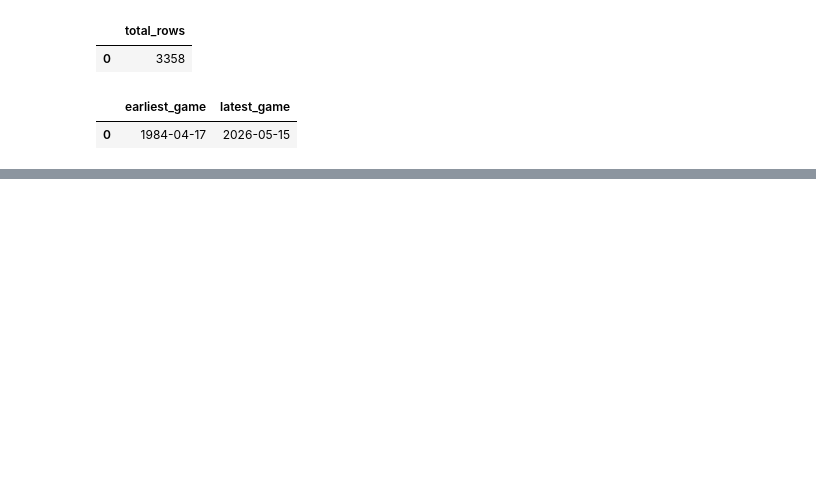
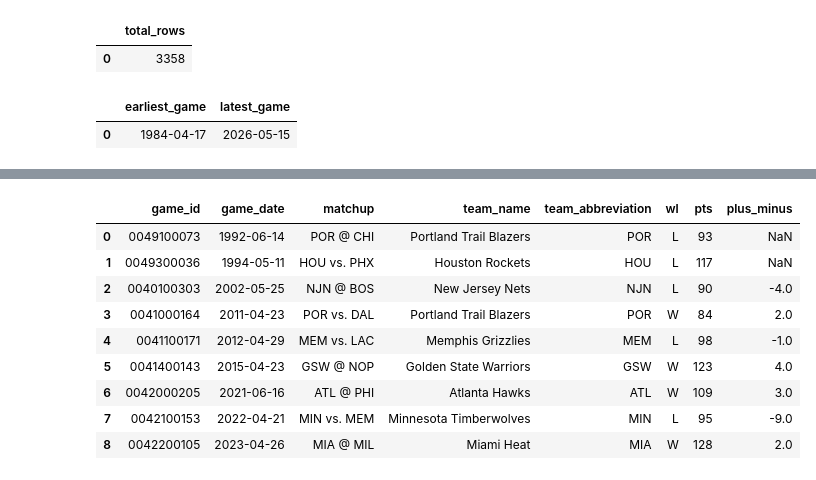
Before and after one commit to MalikHack007/nba-data-analytics, a Jupyter notebook: notebooks/comback_analysis.ipynb, the cells around one changed output, grey strips where cells are left out. Cells and saved outputs as stored; diff of their text form; code cells hidden in the pictures; blank space fills up the shorter version.

```diff
--- a/notebooks/comback_analysis.ipynb
+++ b/notebooks/comback_analysis.ipynb
@@ -61,0 +53,13 @@ KeyError: 0
+# %%
+df["through_q1"] = df["period1Score"]
+
+df["through_q2"] = (
+    df["period1Score"]
+    + df["period2Score"]
+)
+
+df["through_q3"] = (
+    df["period1Score"]
+    + df["period2Score"]
+    + df["period3Score"]
+)
@@ -61,0 +352,41 @@ KeyError: 0
+# %%
+comeback_game_ids = q3_big_comebacks_df["gameId"].unique().tolist()
+
+if comeback_game_ids:
+    placeholders = ",".join(["?"] * len(comeback_game_ids))
+
+    metadata_query = f"""
+    SELECT
+        GAME_ID,
+        GAME_DATE,
+        MATCHUP,
+        TEAM_NAME,
+        TEAM_ABBREVIATION,
+        WL,
+        PTS,
+        PLUS_MINUS
+    FROM playoff_games
+    WHERE GAME_ID IN ({placeholders})
+    ORDER BY GAME_DATE, GAME_ID
+    """
+
+    comeback_metadata_df = pd.read_sql(
+        metadata_query,
+        conn,
+        params=comeback_game_ids
+    )
+
+    display(comeback_metadata_df)
+else:
+    print("No Q3 15+ comeback games found.")
+# %% [output]
+|  | game_id | game_date | matchup | team_name | team_abbreviation | wl | pts | plus_minus |
+| 0 | 0049100073 | 1992-06-14 | POR @ CHI | Portland Trail Blazers | POR | L | 93 | NaN |
+| 1 | 0049300036 | 1994-05-11 | HOU vs. PHX | Houston Rockets | HOU | L | 117 | NaN |
+| 2 | 0040100303 | 2002-05-25 | NJN @ BOS | New Jersey Nets | NJN | L | 90 | -4.0 |
+| 3 | 0041000164 | 2011-04-23 | POR vs. DAL | Portland Trail Blazers | POR | W | 84 | 2.0 |
+| 4 | 0041100171 | 2012-04-29 | MEM vs. LAC | Memphis Grizzlies | MEM | L | 98 | -1.0 |
+| 5 | 0041400143 | 2015-04-23 | GSW @ NOP | Golden State Warriors | GSW | W | 123 | 4.0 |
+| 6 | 0042000205 | 2021-06-16 | ATL @ PHI | Atlanta Hawks | ATL | W | 109 | 3.0 |
+| 7 | 0042100153 | 2022-04-21 | MIN vs. MEM | Minnesota Timberwolves | MIN | L | 95 | -9.0 |
+| 8 | 0042200105 | 2023-04-26 | MIA @ MIL | Miami Heat | MIA | W | 128 | 2.0 |
```
Also changed, not shown: parts of 12 cells of this notebook.
